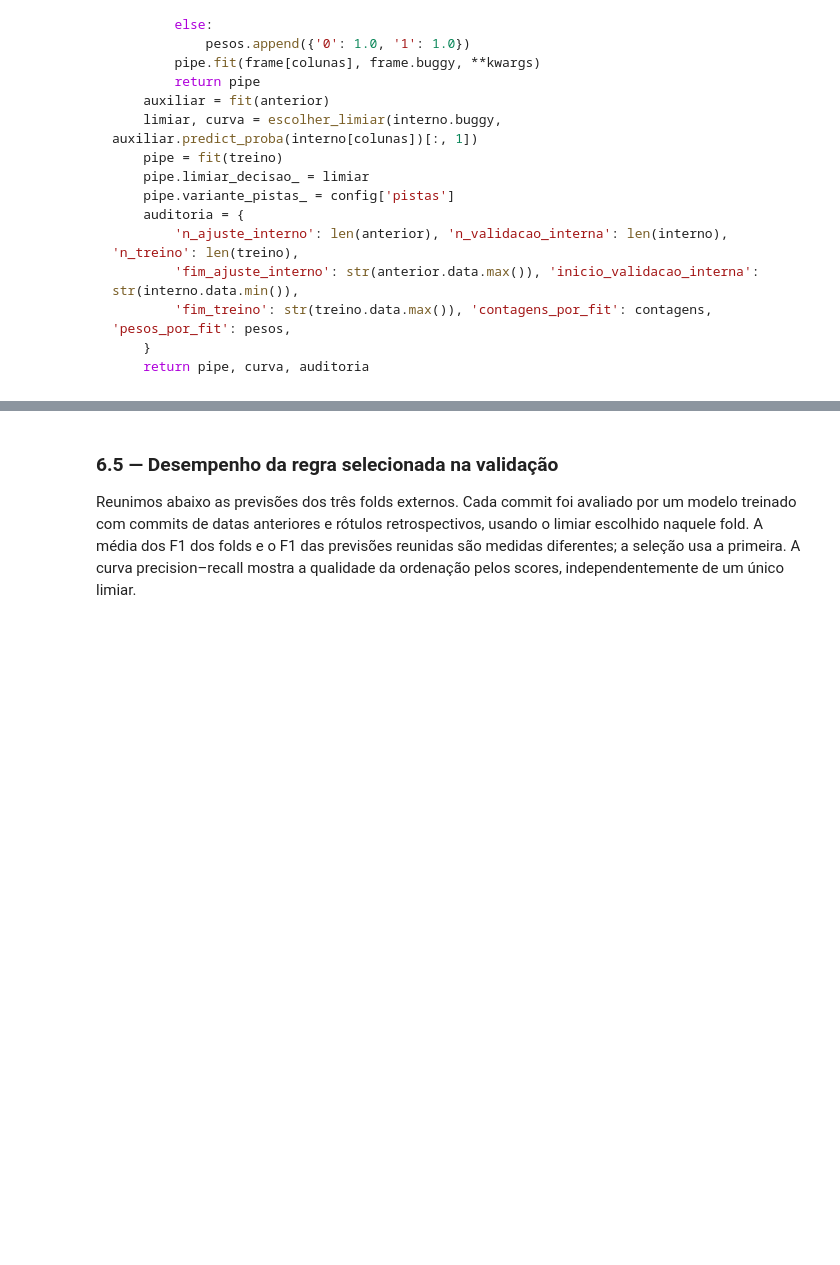
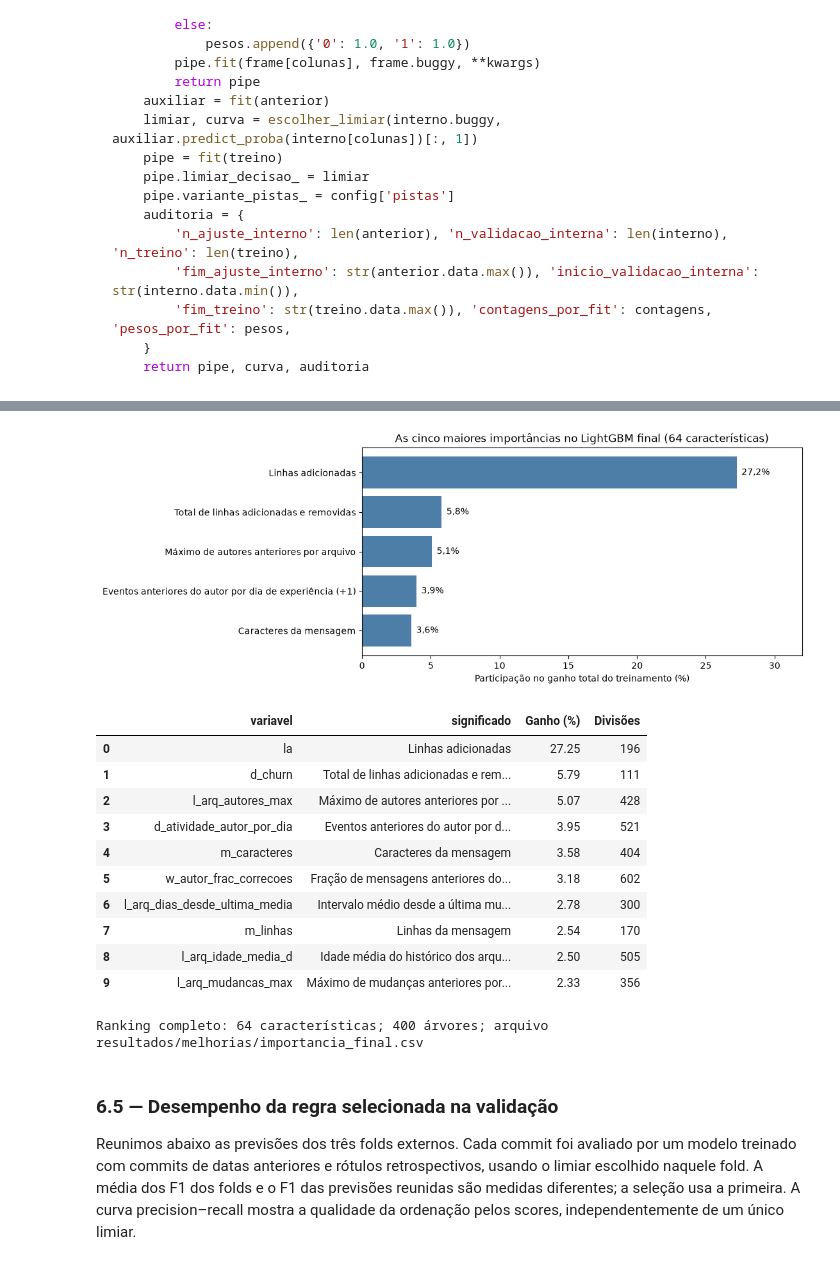
Before and after one commit to DaviJDuarte/DataScience-CP5, a Jupyter notebook: Checkpoint05_resolvido.ipynb, the cells around one changed output, grey strips where cells are left out. Cells and saved outputs as stored; diff of their text form; code cells hidden in the pictures; blank space fills up the shorter version.

Commit message:
Documenta a importância das características do modelo final

```diff
--- a/Checkpoint05_resolvido.ipynb
+++ b/Checkpoint05_resolvido.ipynb
@@ -1274,3 +1295,74 @@ def ajustar_ampliado(treino, config):
+# %%
+import json
+import numpy as np
+import pandas as pd
+import matplotlib.pyplot as plt
+from IPython.display import display
+from esquema import ROOT, DESCRICOES
+from novas_pistas import DERIVADAS
+from modelo import carregar_modelo
+
+# O carregamento confere os hashes do modelo e do esquema usados no treinamento.
+pipeline_final, metadados_final = carregar_modelo(pasta=ROOT/'artefatos/melhorias')
+arvores_final = pipeline_final.named_steps['modelo'].booster_
+nomes_final = arvores_final.feature_name()
+assert nomes_final == metadados_final['variaveis_modelo'] and len(nomes_final) == 64
+ganhos_final = arvores_final.feature_importance(importance_type='gain', iteration=-1)
+divisoes_final = arvores_final.feature_importance(importance_type='split', iteration=-1)
+assert np.isfinite(ganhos_final).all() and (ganhos_final >= 0).all() and ganhos_final.sum() > 0
+descricoes_final = {**DESCRICOES, **DERIVADAS}
+importancia_final = pd.DataFrame({
+    'variavel': nomes_final,
+    'significado': [descricoes_final[nome] for nome in nomes_final],
+    'ganho': ganhos_final,
+    'ganho_pct': 100 * ganhos_final / ganhos_final.sum(),
+    'divisoes': divisoes_final,
+}).sort_values('ganho', ascending=False, kind='stable').reset_index(drop=True)
+assert np.isclose(importancia_final.ganho_pct.sum(), 100)
+
+pasta_importancia = ROOT/'resultados/melhorias'
+importancia_final.to_csv(pasta_importancia/'importancia_final.csv', index=False)
+registro_importancia = {
+    'modelo': metadados_final['modelo'],
+    'pipeline_sha256': metadados_final['pipeline_sha256'],
+    'caracteristicas': len(nomes_final),
+    'arvores': arvores_final.num_trees(),
+    'metrica': 'gain: soma dos ganhos das divisões, normalizada pelas 64 características',
+    'fonte': 'artefatos/melhorias/pipeline.joblib',
+    'ranking': importancia_final.to_dict(orient='records'),
+}
+(pasta_importancia/'importancia_final.json').write_text(
+    json.dumps(registro_importancia, ensure_ascii=False, indent=2) + '\n', encoding='utf-8')
+
+top_final = importancia_final.head(5).iloc[::-1]
+fig, ax = plt.subplots(figsize=(11, 4), layout='constrained')
+ax.barh(top_final.significado, top_final.ganho_pct, color='#4d7ea8')
+ax.set(title='As cinco maiores importâncias no LightGBM final (64 características)',
+       xlabel='Participação no ganho total do treinamento (%)', xlim=(0, 32))
+for linha, valor in enumerate(top_final.ganho_pct):
+    ax.text(valor + 0.35, linha, f'{valor:.1f}%'.replace('.', ','), va='center')
+fig.savefig(ROOT/'figuras/09_importancia_modelo_final.png', dpi=160, bbox_inches='tight')
+display(fig)
+plt.close(fig)
+display(importancia_final.head(10)[['variavel', 'significado', 'ganho_pct', 'divisoes']]
+        .rename(columns={'ganho_pct': 'Ganho (%)', 'divisoes': 'Divisões'})
+        .style.format({'Ganho (%)': '{:.2f}'}))
+print(f'Ranking completo: {len(importancia_final)} características; '
+      f'{arvores_final.num_trees()} árvores; arquivo resultados/melhorias/importancia_final.csv')
+# %% [output]
+[figure, added]
+|  | variavel | significado | Ganho (%) | Divisões |
+| 0 | la | Linhas adicionadas | 27.25 | 196 |
+| 1 | d_churn | Total de linhas adicionadas e rem... | 5.79 | 111 |
+| 2 | l_arq_autores_max | Máximo de autores anteriores por ... | 5.07 | 428 |
+| 3 | d_atividade_autor_por_dia | Eventos anteriores do autor por d... | 3.95 | 521 |
+| 4 | m_caracteres | Caracteres da mensagem | 3.58 | 404 |
+| 5 | w_autor_frac_correcoes | Fração de mensagens anteriores do... | 3.18 | 602 |
+| 6 | l_arq_dias_desde_ultima_media | Intervalo médio desde a última mu... | 2.78 | 300 |
+| 7 | m_linhas | Linhas da mensagem | 2.54 | 170 |
+| 8 | l_arq_idade_media_d | Idade média do histórico dos arqu... | 2.50 | 505 |
+| 9 | l_arq_mudancas_max | Máximo de mudanças anteriores por... | 2.33 | 356 |
+Ranking completo: 64 características; 400 árvores; arquivo resultados/melhorias/importancia_final.csv
 # %% [markdown]
 ### 6.5 — Desempenho da regra selecionada na validação
 
```
Also changed, not shown: parts of 1 cell of this notebook, 3 other files.
